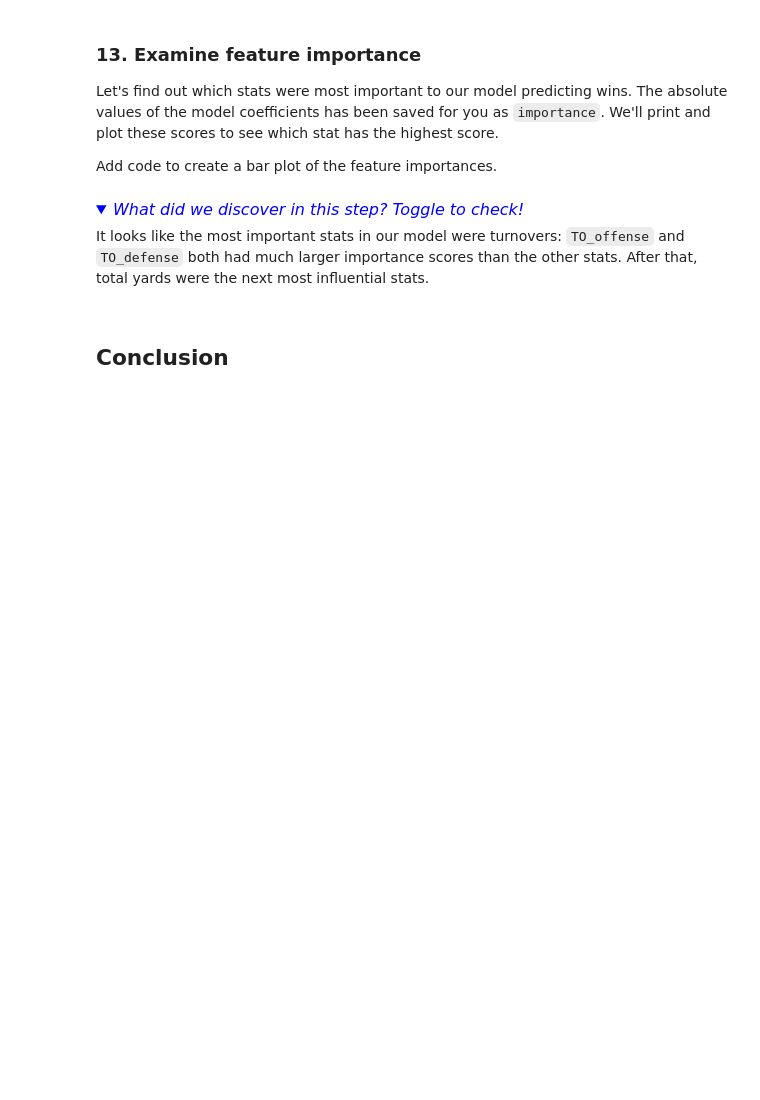
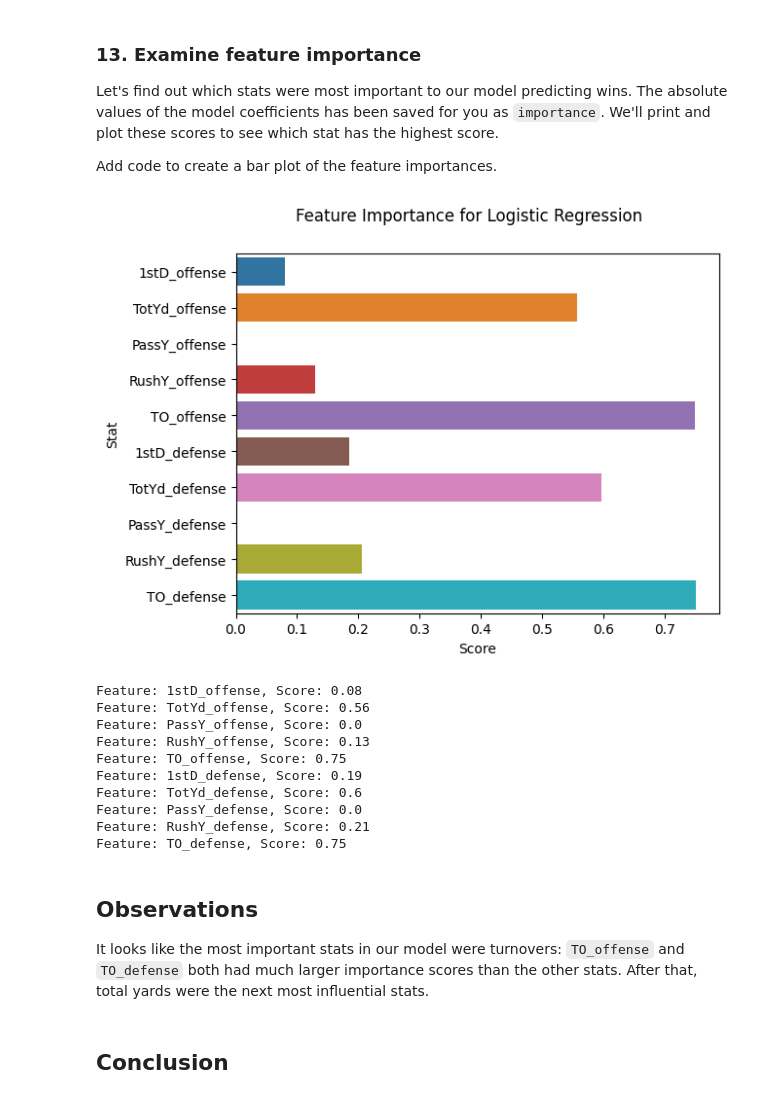
Before and after one commit to HNW11/NFL_Stats_Python, a Jupyter notebook: notebook.ipynb, the cells around one changed output. Saved outputs shown, nothing was run; the diff lists cells and outputs as text; code cells hidden in the pictures; folded sections open; blank space fills up the shorter version.

```diff
--- a/notebook.ipynb
+++ b/notebook.ipynb
@@ -136,10 +139,11 @@ Before running our regression, we need to prepare our data by standardizing all
 Use the function `scaler.fit()` to fit `features` to the the scaling function. Then use `scaler.transform()` to standardize the game stats. Save this output as `X`.
 # %%
 # select feature variables to be scaled
-
-
+features = nfl.iloc[:,8:]
+scaler = StandardScaler()
 # fit the transformer to the features
-
+scaler.fit(features)
 
 # transform and save as X
+X = scaler.transform(features)
 # %% [markdown]
@@ -157,6 +158,7 @@ How did the functions from the `sklearn` library standardize our stats? The func
 Let's also separate our game outcome variable for easier reference. Save the game outcomes as a variable called `y`.
 # %%
 # save result variable as y
+y = nfl['result']
 # %% [markdown]
 ### 7. Split into training and testing data
 
@@ -290,13 +321,15 @@ As we can see from the output, we were able to improve accuracy slightly with a
 Now that we know which parameters optimize our model, let's run and save the final model with our choices for `test_size`, `penalty`, and `C`. Fill in the code to run and save the final model as `optLr`. Continue setting `random_state=42` for the split.
 # %%
 # set the test size and hyperparameters
-
-
+test_size = 0.25
+penalty = 'l1'
+C = 0.1
 
 # train-test split
-
+X_train, X_test, y_train, y_test = train_test_split(X, y, test_size=test_size, random_state=42)
 
 # instantiate the classifier
-
+optLr = LogisticRegression(penalty = penalty, C = C, solver='liblinear')
 
 # fit the classifier to the training data
+optLr.fit(X_train, y_train)
@@ -315,23 +345,36 @@ Let's find out which stats were most important to our model predicting wins. The
 Add code to create a bar plot of the feature importances.
 # %%
 # get importance
-
+importance = abs(optLr.coef_[0])
 
 # visualize feature importance
-
+sns.barplot(x=importance, y=features.columns)
 
 # add labels and titles
-
+plt.suptitle('Feature Importance for Logistic Regression')
+plt.xlabel('Score')
+plt.ylabel('Stat')
+plt.show()
 
 
 # summarize feature importance
+for i,v in enumerate(importance.round(2)):
+    print(f'Feature: {features.columns[i]}, Score: {v}')
+# %% [output]
+[figure, added]
+Feature: 1stD_offense, Score: 0.08
+Feature: TotYd_offense, Score: 0.56
+Feature: PassY_offense, Score: 0.0
+Feature: RushY_offense, Score: 0.13
+Feature: TO_offense, Score: 0.75
+Feature: 1stD_defense, Score: 0.19
+Feature: TotYd_defense, Score: 0.6
+Feature: PassY_defense, Score: 0.0
+Feature: RushY_defense, Score: 0.21
+Feature: TO_defense, Score: 0.75
 # %% [markdown]
-<details>
-    <summary style="display:list-item; font-size:16px; color:blue;"><i>What did we discover in this step? Toggle to check!</i></summary>
-
+## Observations
 It looks like the most important stats in our model were turnovers: `TO_offense` and `TO_defense` both had much larger importance scores than the other stats. After that, total yards were the next most influential stats.
-
-</details>
 # %% [markdown]
 ## Conclusion
 # %% [markdown]
```
Also changed, not shown: parts of 30 cells of this notebook.
